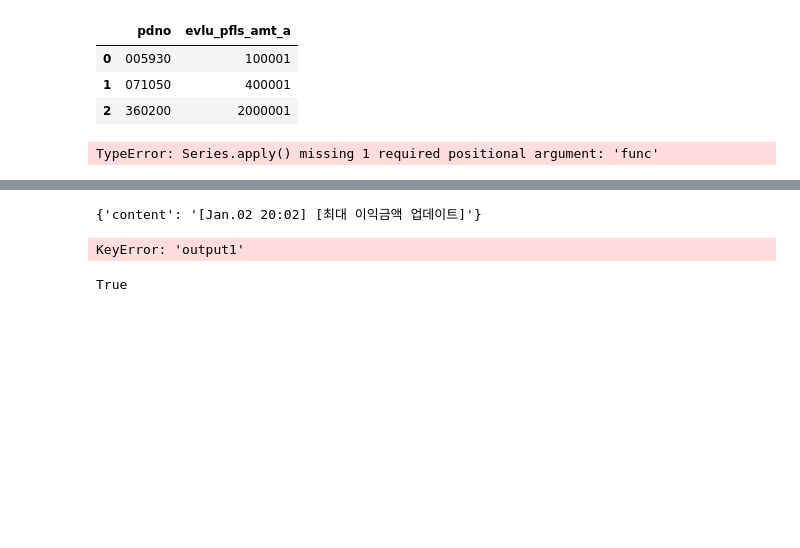
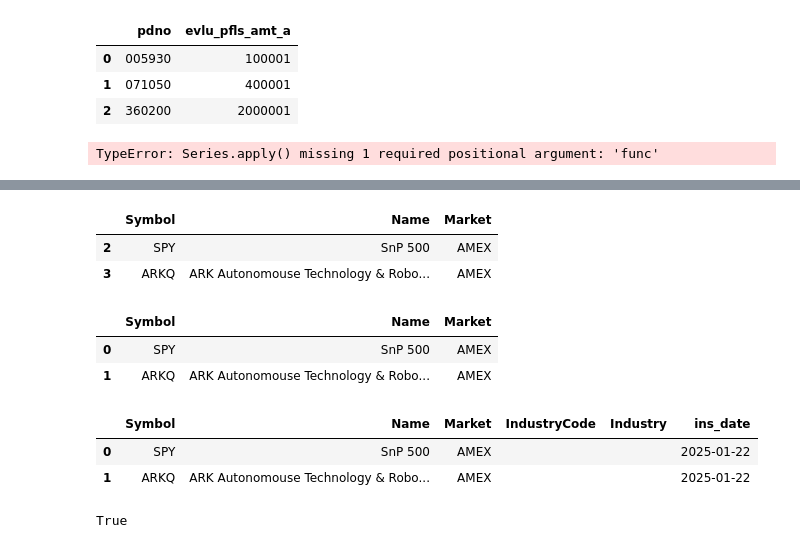
Before and after one commit to SangminAlexLee/KIS_us_quant, a Jupyter notebook: test.ipynb, the cells around one changed output, grey strips where cells are left out. Cells and saved outputs as stored; diff of their text form; code cells hidden in the pictures; blank space fills up the shorter version.

```diff
--- a/test.ipynb
+++ b/test.ipynb
@@ -345,8 +524,3 @@ shared_vars.HTS_ID = HTS_ID
 shared_vars.DISCORD_WEBHOOK_URL = DISCORD_WEBHOOK_URL
 shared_vars.CANO = CANO
 shared_vars.ACNT_PRDT_CD = ACNT_PRDT_CD
-# %%
-df_return = update_holding_stock_details()
-# %% [output]
-{'content': '[Jan.02 20:02] [최대 이익금액 업데이트]'}
-KeyError: 'output1'
@@ -352,0 +534,9 @@ KeyError: 'output1'
+# %%
+df_etf = pd.DataFrame(result)
+df_etf = df_etf[df_etf.Market=='AMEX']
+df_etf = df_etf[['Symbol', 'Name', 'Market']]
+df_etf
+# %% [output]
+|  | Symbol | Name | Market |
+| 2 | SPY | SnP 500 | AMEX |
+| 3 | ARKQ | ARK Autonomouse Technology & Robo... | AMEX |
@@ -353,3 +547,26 @@ KeyError: 'output1'
+# %%
+engine, con, mycursor = db_conn()
+sql = "select * from us_etf_list where symbol in ('ARKQ', 'SPY')"
+mycursor.execute(sql)
+result = mycursor.fetchall()
+con.close()
+df_etf = pd.DataFrame(result)
+df_etf
+# %% [output]
+|  | Symbol | Name | Market |
+| 0 | SPY | SnP 500 | AMEX |
+| 1 | ARKQ | ARK Autonomouse Technology & Robo... | AMEX |
+# %%
+df_etf['IndustryCode'] = ""
+df_etf['Industry'] = ""
+df_etf['Market'] = "AMEX"
+df_etf['ins_date'] = date.today()
+
+df_etf
+# %% [output]
+|  | Symbol | Name | Market | IndustryCode | Industry | ins_date |
+| 0 | SPY | SnP 500 | AMEX |  |  | 2025-01-22 |
+| 1 | ARKQ | ARK Autonomouse Technology & Robo... | AMEX |  |  | 2025-01-22 |
 # %%
 a_list > b_list
 # %% [output]
```
Also changed, not shown: parts of 11 cells of this notebook, 17 other files.
